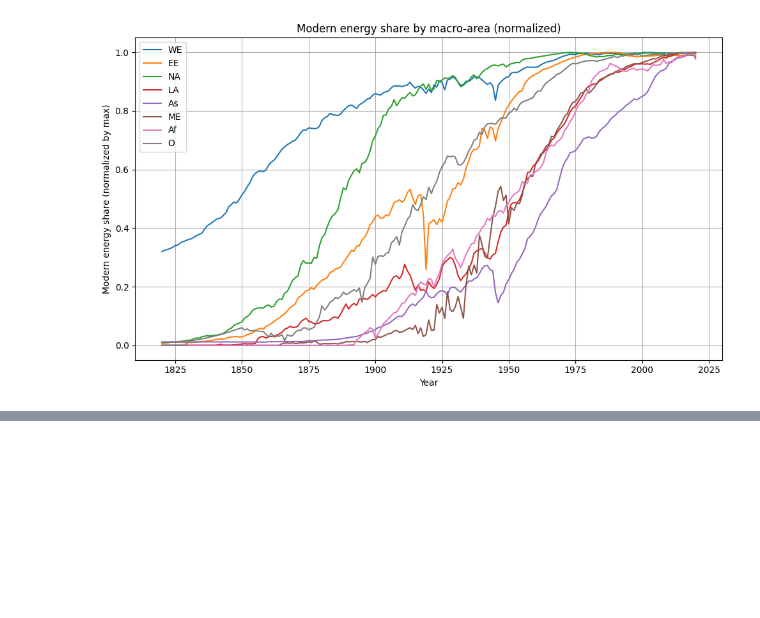
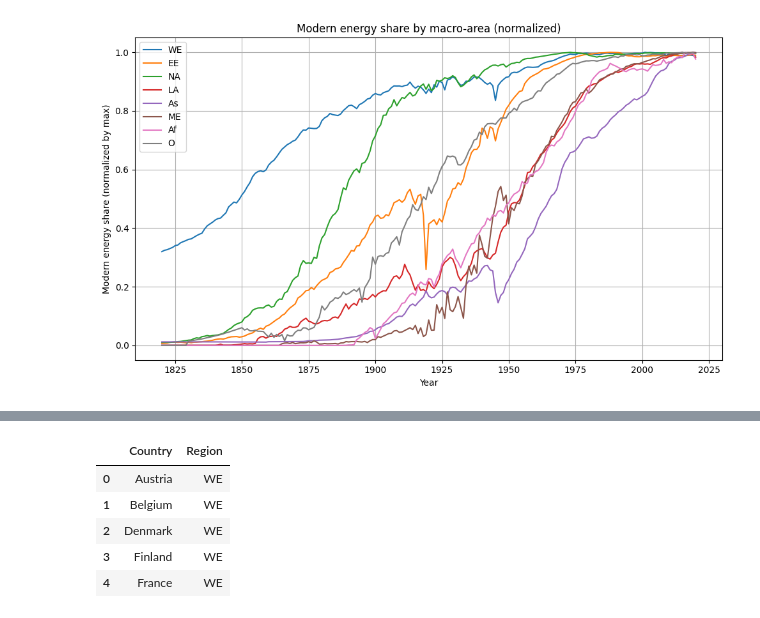
Before and after one commit to hgsl-general/2025_master_Tsuda, a Jupyter notebook: sotsuron/energy_transition_analysis/macro_data/macro_data_analysis.ipynb, the cells around one changed output, grey strips where cells are left out. Cells and saved outputs as stored; diff of their text form; code cells hidden in the pictures; blank space fills up the shorter version.

```diff
--- a/sotsuron/energy_transition_analysis/macro_data/macro_data_analysis.ipynb
+++ b/sotsuron/energy_transition_analysis/macro_data/macro_data_analysis.ipynb
@@ -241,0 +227,50 @@ plt.show()
+# %%
+import pandas as pd
+
+region_map = {
+    "WE": [
+        "Austria","Belgium","Denmark","Finland","France","Germany","Greece","Ireland",
+        "Italy","Netherlands","Norway","Portugal","Spain","Sweden","Switzerland","UK"
+    ],
+    "EE": [
+        "Bulgaria","Czechoslovakia","Hungary","Poland","Romania","USSR","Yugoslavia"
+    ],
+    "LA": [
+        "Argentina","Bolivia","Brazil","Chile","Colombia","Costa Rica","Cuba",
+        "Dominican Republic","Ecuador","El Salvador","Guatemala","Haiti","Honduras",
+        "Mexico","Nicaragua","Panama","Paraguay","Peru","Uruguay","Venezuela"
+    ],
+    "As": [
+        "China","India","Indonesia","Japan","Malaysia","Philippines","Thailand"
+    ],
+    "ME": [
+        "Iran","Iraq","Israel","Saudi Arabia","Syria","Turkey"
+    ],
+    "Af": [
+        "Algeria","Congo DR","Egypt","Ethiopia Eritrea","Libya","Malawi","Morocco",
+        "Nigeria","South Africa","Tunisia","Zambia","Zimbabwe"
+    ],
+    "NA": [
+        "Canada","USA"
+    ],
+    "O": [
+        "Australia","New Zealand"
+    ]
+}
+
+# CSV 化用データフレーム作成
+rows = []
+for region, countries in region_map.items():
+    for c in countries:
+        rows.append({"Country": c, "Region": region})
+
+df_map = pd.DataFrame(rows)
+df_map.to_csv("country_region_map.csv", index=False)
+df_map.head()
+# %% [output]
+|  | Country | Region |
+| 0 | Austria | WE |
+| 1 | Belgium | WE |
+| 2 | Denmark | WE |
+| 3 | Finland | WE |
+| 4 | France | WE |
```
Also changed, not shown: parts of 9 cells of this notebook, 6 other files.
